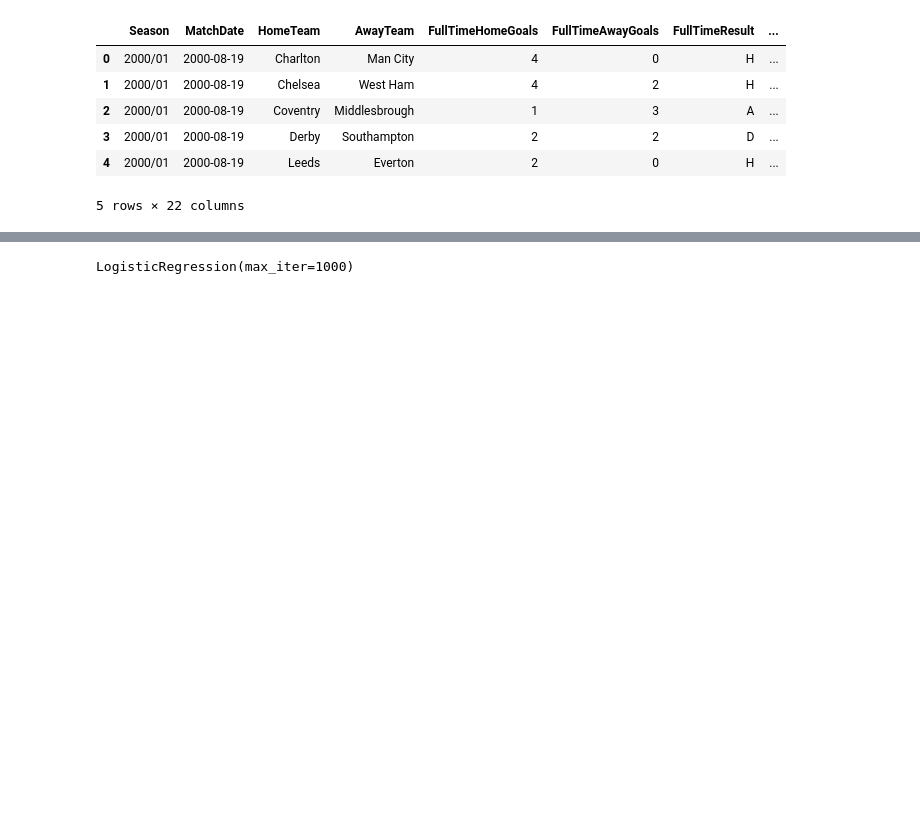
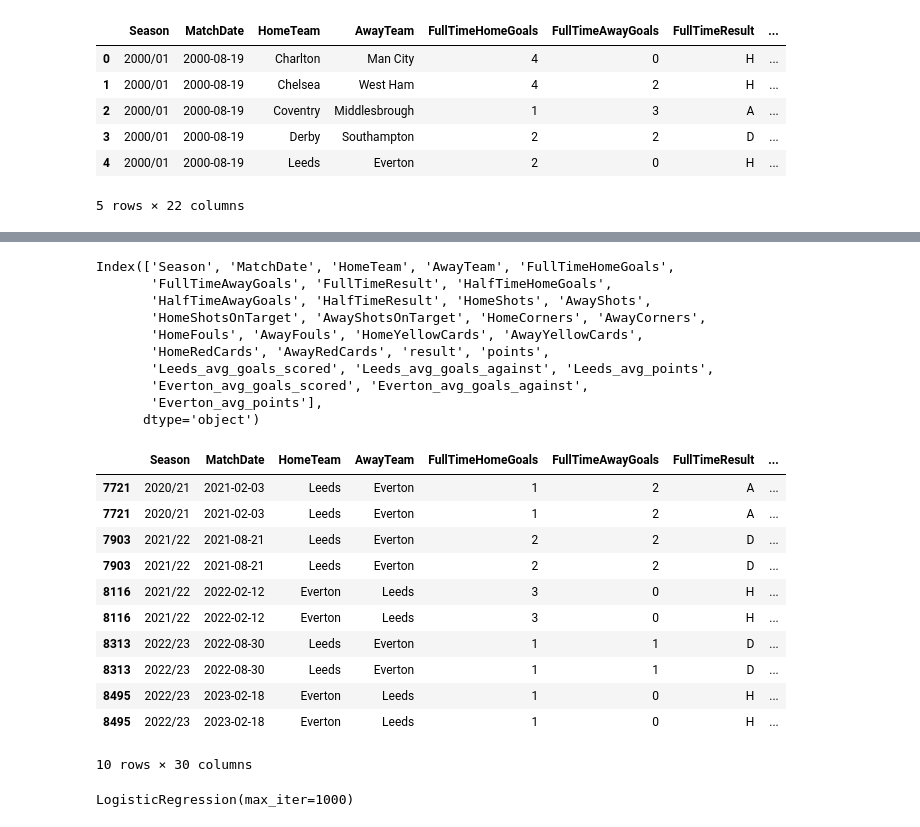
Before and after one commit to apaliwal3/Premier_League_Predictor, a Jupyter notebook: pl_predictor.ipynb, the cells around one changed output, grey strips where cells are left out. Saved outputs shown, nothing was run; the diff lists cells and outputs as text; code cells hidden in the pictures; blank space fills up the shorter version.

Commit message:
Added recent form as a feature to the model

```diff
--- a/pl_predictor.ipynb
+++ b/pl_predictor.ipynb
@@ -32,8 +32,8 @@ DataFrame shape: (9380, 22)
 | 4 | 2000/01 | 2000-08-19 | Leeds | Everton | 2 | 0 | H | ... |
 5 rows × 22 columns
 # %%
-team1 = "Tottenham"
-team2 = "Burnley"
+team1 = "Leeds"
+team2 = "Everton"
 
 h2h_df = df[((df['HomeTeam'] == team1) & (df['AwayTeam'] == team2)) |
             ((df['HomeTeam'] == team2) & (df['AwayTeam'] == team1))].copy()
@@ -83,3 +83,60 @@ print(h2h_df[['Season', 'MatchDate', 'HomeTeam', 'AwayTeam', 'FullTimeHomeGoals'
+# %%
+def recent_form(df, team_col, goals_scored_col, goals_against_col, n=5):
+  df = df.sort_values('MatchDate')
+  form_features = []
+  for team in df[team_col].unique():
+    team_matches = df[(df['HomeTeam'] == team) | (df['AwayTeam'] == team)].copy()
+    team_matches = team_matches.sort_values("MatchDate")
+
+    team_matches['points'] = team_matches['result'].apply(lambda x: 3 if x == 1 else (1 if x == 0 else 0))
+
+    team_matches[f'{team}_avg_goals_scored'] = (
+      team_matches[goals_scored_col].rolling(window=n, min_periods=1).mean()
+    )
+    team_matches[f'{team}_avg_goals_against'] = (
+      team_matches[goals_against_col].rolling(window=n, min_periods=1).mean()
+    )
+    team_matches[f'{team}_avg_points'] = (
+      team_matches['points'].rolling(window=n, min_periods=1).mean()
+    )
+
+    form_features.append(team_matches)
+
+  return pd.concat(form_features).sort_index()
+
+h2h_df = recent_form(
+    h2h_df,
+    team_col='HomeTeam',
+    goals_scored_col='FullTimeHomeGoals',
+    goals_against_col='FullTimeAwayGoals',
+    n=5
+)
+
+print(h2h_df.columns)
+h2h_df.tail(10)
+# %% [output]
+Index(['Season', 'MatchDate', 'HomeTeam', 'AwayTeam', 'FullTimeHomeGoals',
+       'FullTimeAwayGoals', 'FullTimeResult', 'HalfTimeHomeGoals',
+       'HalfTimeAwayGoals', 'HalfTimeResult', 'HomeShots', 'AwayShots',
+       'HomeShotsOnTarget', 'AwayShotsOnTarget', 'HomeCorners', 'AwayCorners',
+       'HomeFouls', 'AwayFouls', 'HomeYellowCards', 'AwayYellowCards',
+       'HomeRedCards', 'AwayRedCards', 'result', 'points',
+       'Leeds_avg_goals_scored', 'Leeds_avg_goals_against', 'Leeds_avg_points',
+       'Everton_avg_goals_scored', 'Everton_avg_goals_against',
+       'Everton_avg_points'],
+      dtype='object')
+|  | Season | MatchDate | HomeTeam | AwayTeam | FullTimeHomeGoals | FullTimeAwayGoals | FullTimeResult | ... |
+| 7721 | 2020/21 | 2021-02-03 | Leeds | Everton | 1 | 2 | A | ... |
+| 7721 | 2020/21 | 2021-02-03 | Leeds | Everton | 1 | 2 | A | ... |
+| 7903 | 2021/22 | 2021-08-21 | Leeds | Everton | 2 | 2 | D | ... |
+| 7903 | 2021/22 | 2021-08-21 | Leeds | Everton | 2 | 2 | D | ... |
+| 8116 | 2021/22 | 2022-02-12 | Everton | Leeds | 3 | 0 | H | ... |
+| 8116 | 2021/22 | 2022-02-12 | Everton | Leeds | 3 | 0 | H | ... |
+| 8313 | 2022/23 | 2022-08-30 | Leeds | Everton | 1 | 1 | D | ... |
+| 8313 | 2022/23 | 2022-08-30 | Leeds | Everton | 1 | 1 | D | ... |
+| 8495 | 2022/23 | 2023-02-18 | Everton | Leeds | 1 | 0 | H | ... |
+| 8495 | 2022/23 | 2023-02-18 | Everton | Leeds | 1 | 0 | H | ... |
+10 rows × 30 columns
 # %%
 def cummulative_stats(df, team):
   team_home = df[df['HomeTeam'] == team]
```
Also changed, not shown: parts of 3 cells of this notebook.
